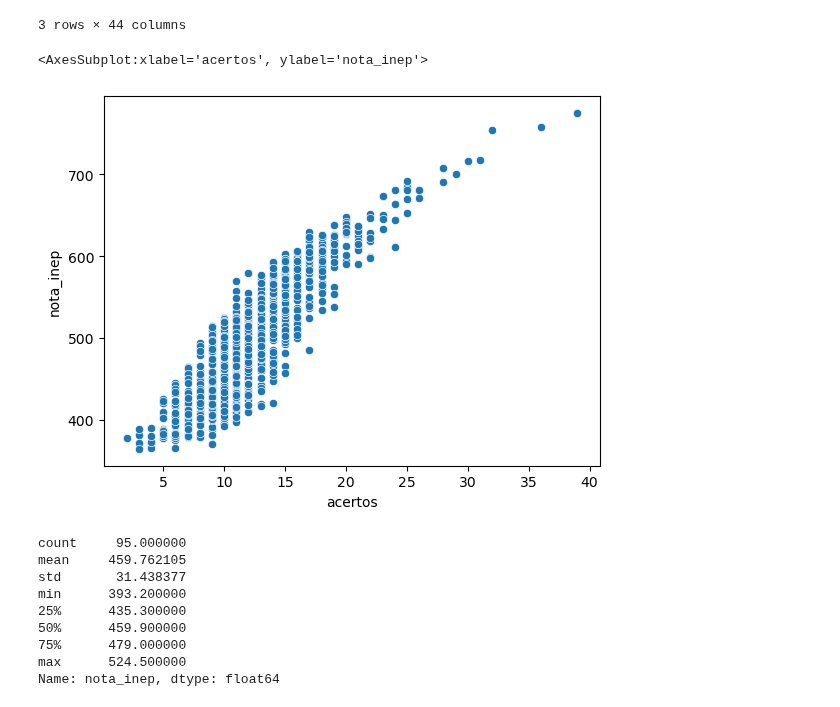
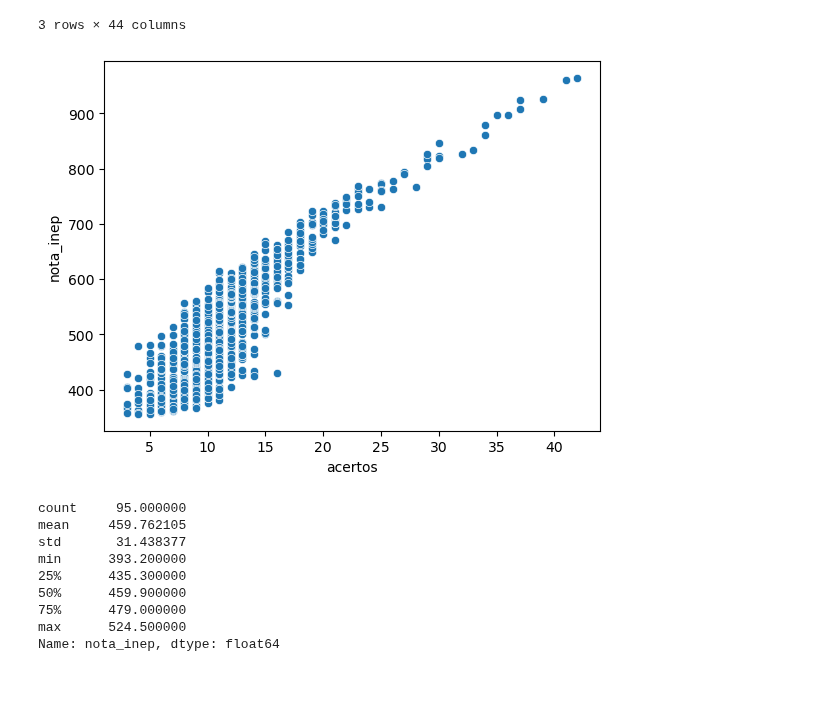
Before and after one commit to atp/enem, a Jupyter notebook: Robustez das Notas ENEM - Ewout.ipynb, the cells around one changed output. Cells and saved outputs as stored; diff of their text form; code cells hidden in the pictures.

```diff
--- a/Robustez das Notas ENEM - Ewout.ipynb
+++ b/Robustez das Notas ENEM - Ewout.ipynb
@@ -392,11 +629,10 @@ load_acertos(2022,'CN',3)
 | 210057963005 | 0 | 0 | 1 | 0 | 0 | 0 | 0 | 1 | 0 | 0 | ... | ... |
 3 rows × 44 columns
 # %%
-data = load_acertos(2022,'CN',1000)
+data = load_acertos(2017,'MT',1000)
 sns.scatterplot(data,x='acertos',y='nota_inep');
 # %% [output]
-<AxesSubplot:xlabel='acertos', ylabel='nota_inep'>
-[figure, old version]
+[figure, new version]
 # %%
 data.query('acertos == 10')['nota_inep'].describe()
 # %% [output]
```
Also changed, not shown: parts of 38 cells of this notebook, 5 other files.
